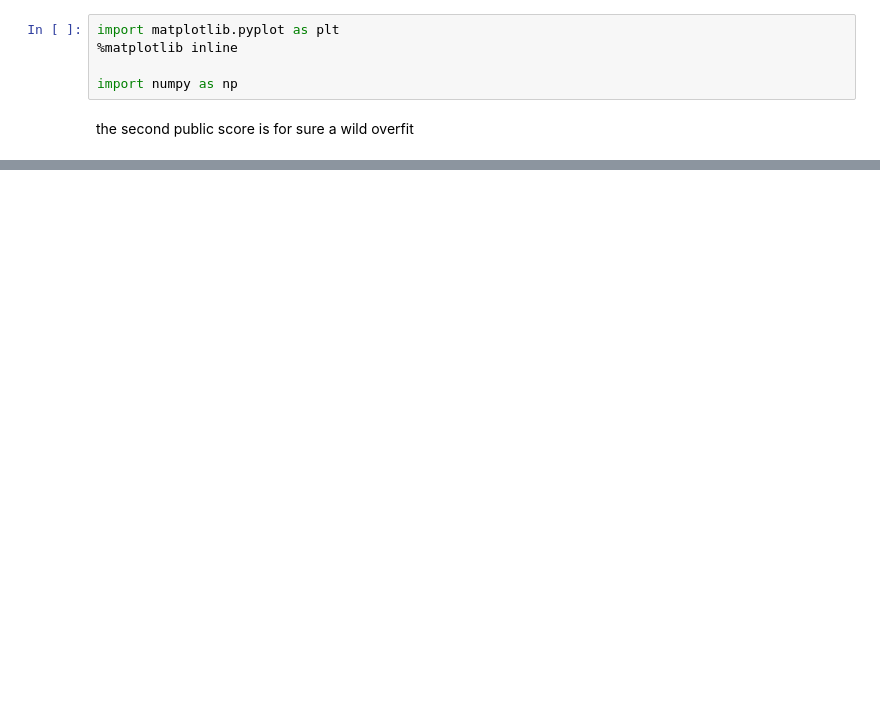
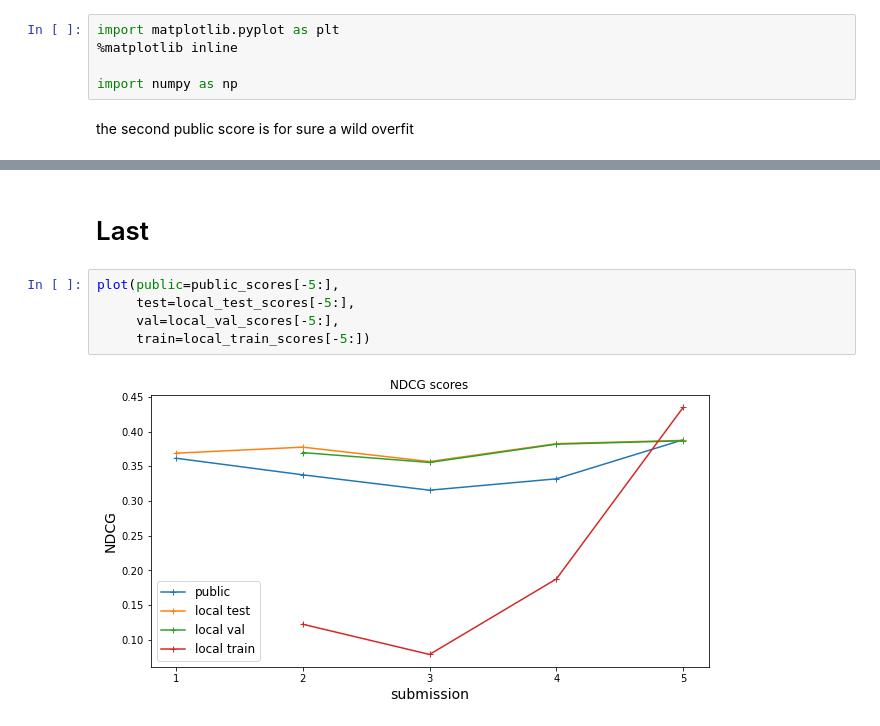
Before and after one commit to OlegBEZb/Personalize-Expedia-Hotel-Searches, a Jupyter notebook: Roadmap.ipynb, the cells around one changed output, grey strips where cells are left out. Saved outputs shown, nothing was run; the diff lists cells and outputs as text; blank space fills up the shorter version.

```diff
--- a/Roadmap.ipynb
+++ b/Roadmap.ipynb
@@ -25,0 +34,9 @@ plt.legend(fontsize=12);
+# %% [markdown]
+# Last
+# %%
+plot(public=public_scores[-5:],
+     test=local_test_scores[-5:],
+     val=local_val_scores[-5:],
+     train=local_train_scores[-5:])
+# %% [output]
+[figure, added]
```
Also changed, not shown: parts of 3 cells of this notebook, 2 other files.
